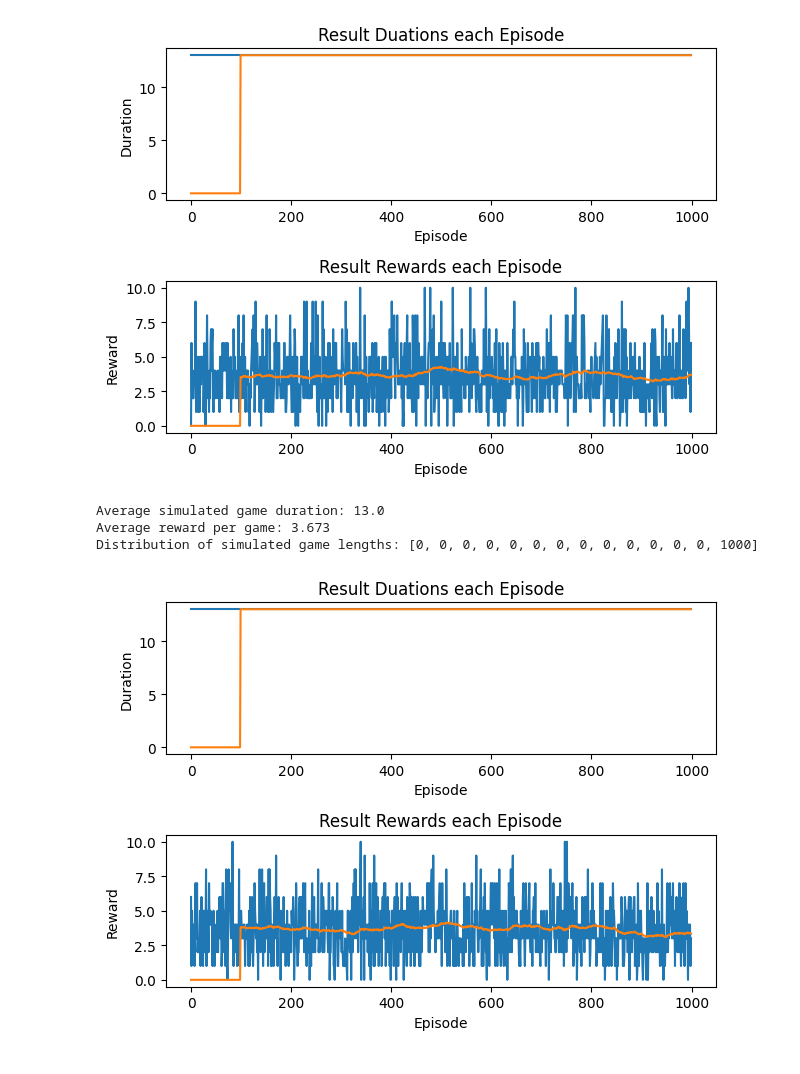
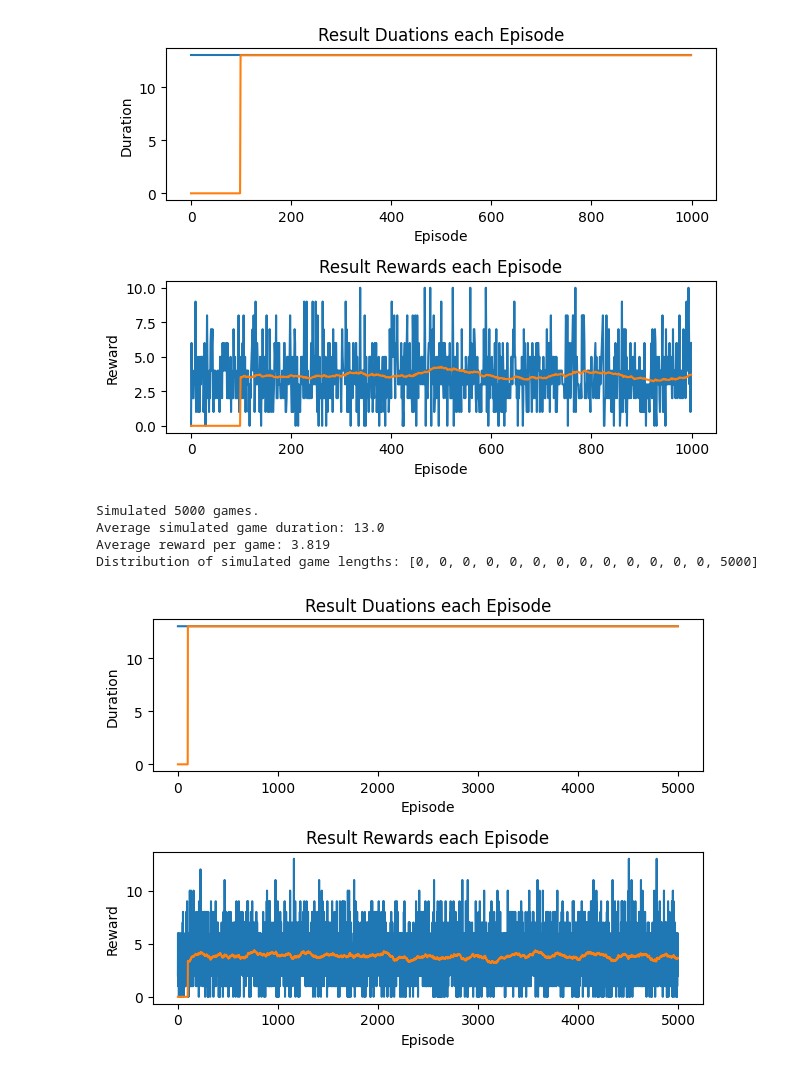
Before and after one commit to TxmszLou/dqn-trick-game, a Jupyter notebook: experiments.ipynb, the cells around one changed output. Cells and saved outputs as stored; diff of their text form; code cells hidden in the pictures.

```diff
--- a/experiments.ipynb
+++ b/experiments.ipynb
@@ -87,7 +87,7 @@ def simulate_game_random(policy, verbose=False, from_move=0):
         if verbose:
             print(f"Player plays {move_to_card(move)}")
 
-        _, reward, terminated = env.step(move, None)
+        _, reward, terminated = env.step(move)
 
         moves_played += 1
         culmulative_reward += reward
@@ -189,13 +189,6 @@ n_output = 52
 trained_network = DQN(n_input, n_output).to(device)
 # %%
 # trained_network.load_state_dict(torch.load('weights/'))
-
-def policy_legal_move(net, input):
-    legal_mask = get_legal_moves(input).to(device)
-    x = (net(input.to(device))) * legal_mask
-    x[x == 0] = -float('inf')
-    return x.max(0).indices.view(1,1)
-
 def policy_agent(net, game):
     with torch.no_grad():
         return policy_legal_move(net, game.get_network_input()).item()
@@ -203,7 +196,7 @@ def policy_agent(net, game):
 def simulate_with_network(weights, num_games, verbose=False):
     trained_network = DQN(n_input, n_output).to(device)
     if device == torch.device('cpu'):
-        trained_network.load_state_dict(torch.load(weights, map_location=torch.device('cpu'))weights/))
+        trained_network.load_state_dict(torch.load(weights, map_location=torch.device('cpu')))
     else:
         trained_network.load_state_dict(torch.load(weights))
 
@@ -218,9 +211,10 @@ Average reward per game: 3.666
 Distribution of simulated game lengths: [0, 0, 0, 0, 0, 0, 0, 0, 0, 0, 0, 0, 0, 1000]
 [figure]
 # %%
-simulate_with_network('weights/ev_q_function_output.pth', 1000)
+simulate_with_network('weights/ev_q_function_output_outside_folder.pth', 5000)
 # %% [output]
+Simulated 5000 games.
 Average simulated game duration: 13.0
-Average reward per game: 3.673
-Distribution of simulated game lengths: [0, 0, 0, 0, 0, 0, 0, 0, 0, 0, 0, 0, 0, 1000]
+Average reward per game: 3.819
+Distribution of simulated game lengths: [0, 0, 0, 0, 0, 0, 0, 0, 0, 0, 0, 0, 0, 5000]
-[figure, old version]
+[figure, new version]
```
Also changed, not shown: parts of 1 cell of this notebook, 2 other files.
